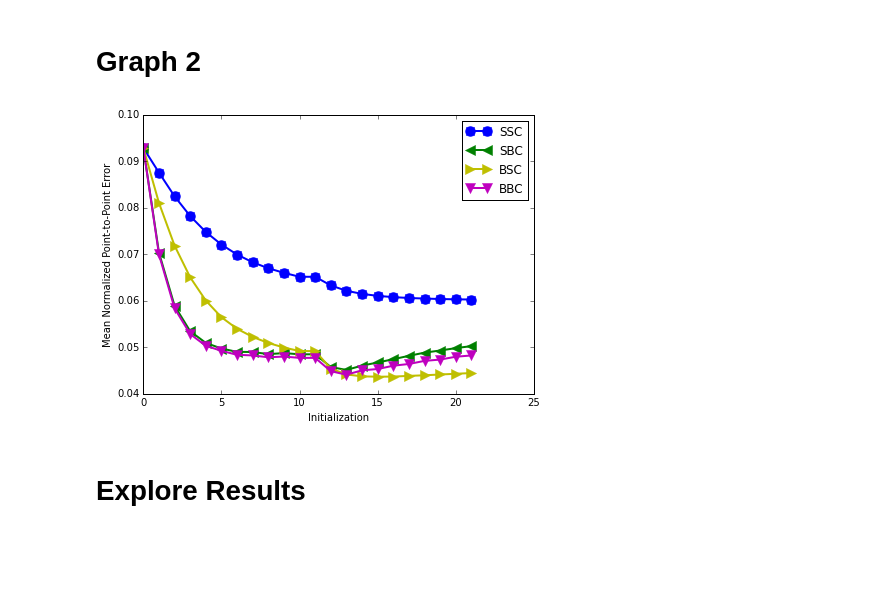
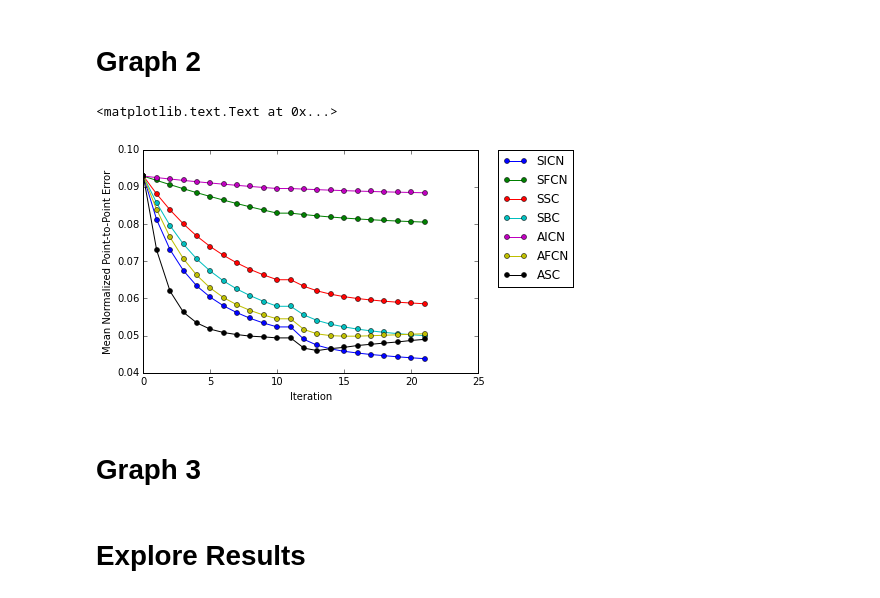
Before and after one commit to patricksnape/alabortijcv2015, a Jupyter notebook: notebooks/Exp3/Explore.ipynb, the cells around one changed output. Drawn from its saved outputs; the diff is of its cells as text; code cells hidden in the pictures; blank space fills up the shorter version.

```diff
--- a/notebooks/Exp3/Explore.ipynb
+++ b/notebooks/Exp3/Explore.ipynb
@@ -47,7 +46,7 @@ for fitter_results in results:
     mean_errors = []
     for frs in fitter_results:
         errors = [fr.final_error() for fr in frs]
-        mean_error = np.mean(errors)
+        mean_error = np.median(errors)
         mean_errors.append(mean_error)
     all_errors.append(mean_errors)
 
@@ -81,26 +67,24 @@ for fitter_results in results:
     mean_errors = []
     for frs in fitter_results:
         errors = [fr.errors() for fr in frs]
-        mean_error = np.mean(errors, axis=0)
-        mean_errors.append(mean_error)
+        mean_errors.append(np.mean(errors, axis=0))
     all_errors.append(mean_errors)
 
 all_errors = np.asarray(all_errors)
-x_values = xrange(0, 22)
+x_values = xrange(0, fr.n_iters + 2)
-# %%
-n = 4
-
-plot(x_values, all_errors[0, n], linewidth=2, color='b', marker='o', ms=10, mec='b', mfc='b')
-plot(x_values, all_errors[1, n], linewidth=2, color='g', marker='<', ms=10, mec='g', mfc='g')
-plot(x_values, all_errors[2, n], linewidth=2, color='y', marker='>', ms=10, mec='y', mfc='y')
-plot(x_values, all_errors[3, n], linewidth=2, color='m', marker='v', ms=10, mec='m', mfc='m')
-#plot(x_values, all_errors[4], linewidth=2, color='c', marker='^', ms=10, mec='c', mfc='c')
-#plot(x_values, all_errors[5], linewidth=2, color='black', marker='d', ms=10, mec='black', mfc='black')
-legend(legend_entries, loc='best')
-#xlim((0, 0.06))
-#ylim((0, 0.1))
-xlabel('Initialization')
-ylabel('Mean Normalized Point-to-Point Error')
-plt.gcf().set_size_inches(np.asanyarray((7, 5)))
-# %% [output]
-[figure, removed]
+# %%
+n = 4
+
+plot(x_values, all_errors[:, n].T, linewidth=1, marker='o', ms=5)
+
+legend_entries = ['SICN', 'SFCN', 'SSC', 'SBC',
+                  'AICN', 'AFCN', 'ASC', 'ABC',
+                  'BICN', 'BFCN', 'BSC', 'BBC']
+legend(legend_entries, bbox_to_anchor=(1.3, 1.025))
+xlabel('Iteration')
+ylabel('Mean Normalized Point-to-Point Error')
+# %% [output]
+<matplotlib.text.Text at 0x...>
+[figure, added]
+# %% [markdown]
+# Graph 3
```
Also changed, not shown: parts of 11 cells of this notebook, 5 other files.
